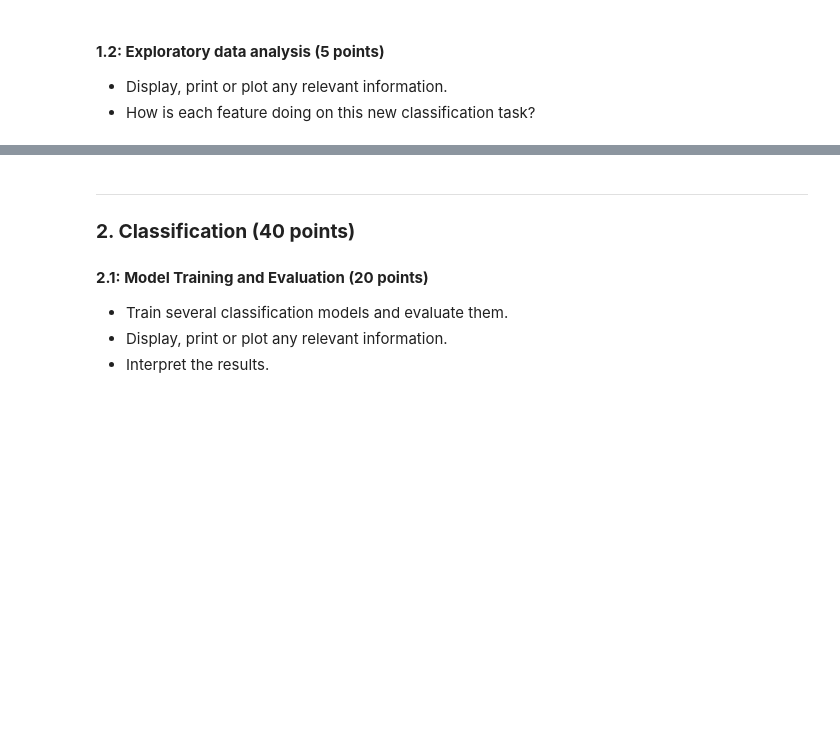
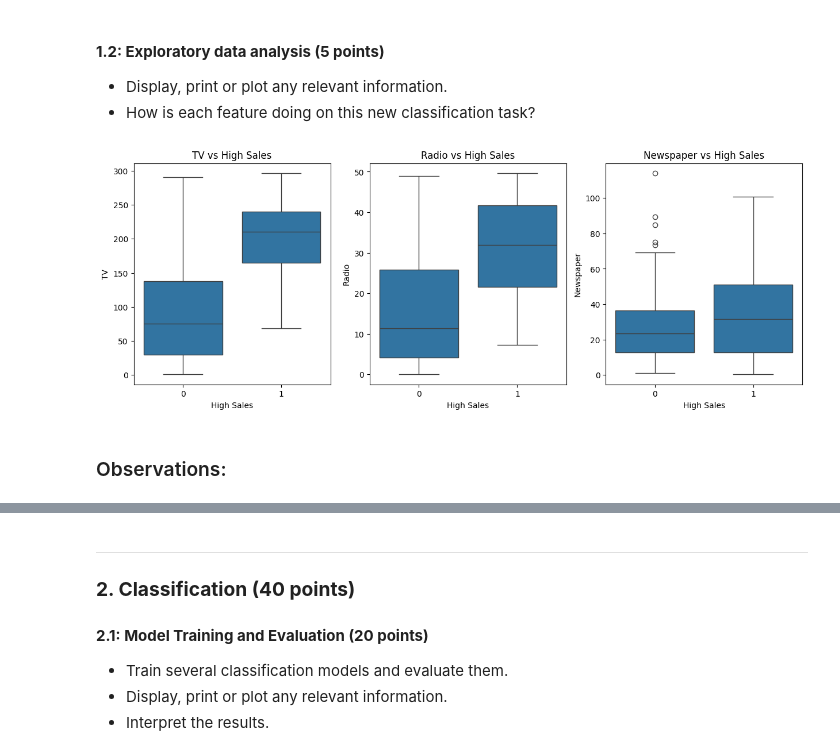
Before and after one commit to davidmarsoni/ml-project, a Jupyter notebook: Graded_lab.ipynb, the cells around one changed output, grey strips where cells are left out. Cells and saved outputs as stored; diff of their text form; code cells hidden in the pictures; blank space fills up the shorter version.

```diff
--- a/Graded_lab.ipynb
+++ b/Graded_lab.ipynb
@@ -442,3 +526,14 @@ Name: count, dtype: int64
 - How is each feature doing on this new classification task?
 # %%
 # TODO : do some visualization to show the relationship between the features and the high sales that is a binary variable
+fig, axs = plt.subplots(1, 3, figsize=(15, 5))
+
+for i in range(len(feature_names)):
+    sns.boxplot(x='High_Sales', y=feature_names[i], data=df, ax=axs[i])
+    axs[i].set_title(f'{feature_names[i]} vs High Sales')
+    axs[i].set_xlabel('High Sales')
+    axs[i].set_ylabel(feature_names[i])
+# %% [output]
+[figure, added]
+# %% [markdown]
+### Observations:
```
Also changed, not shown: parts of 34 cells of this notebook.
